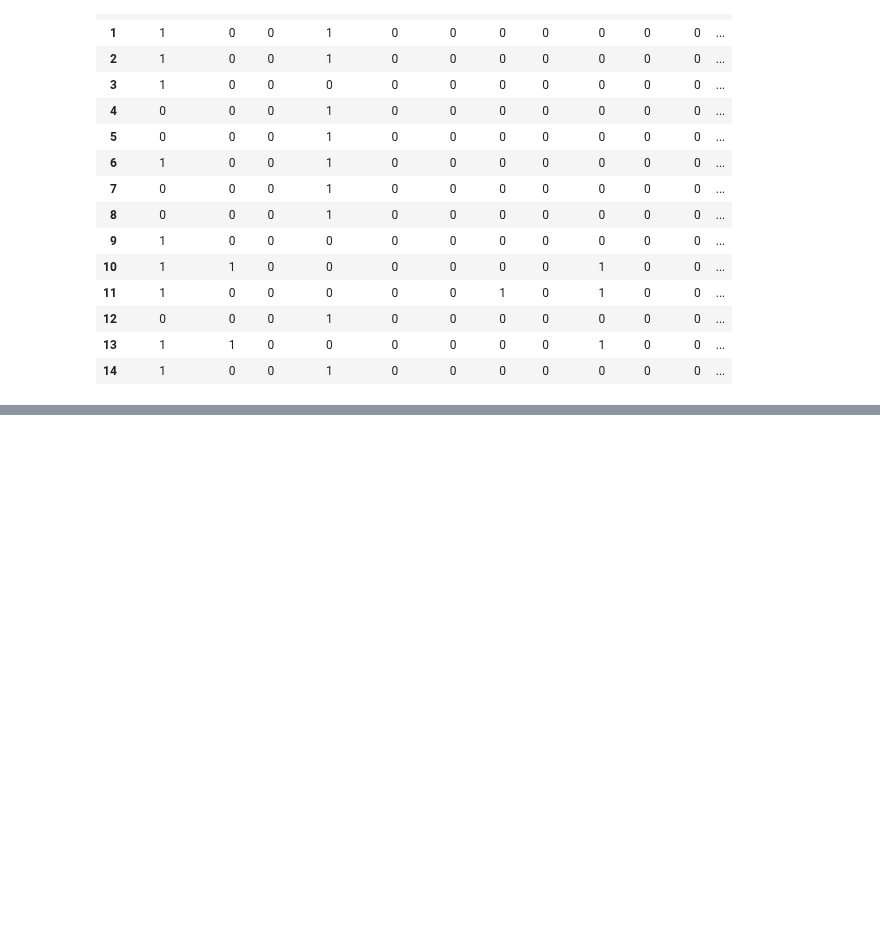
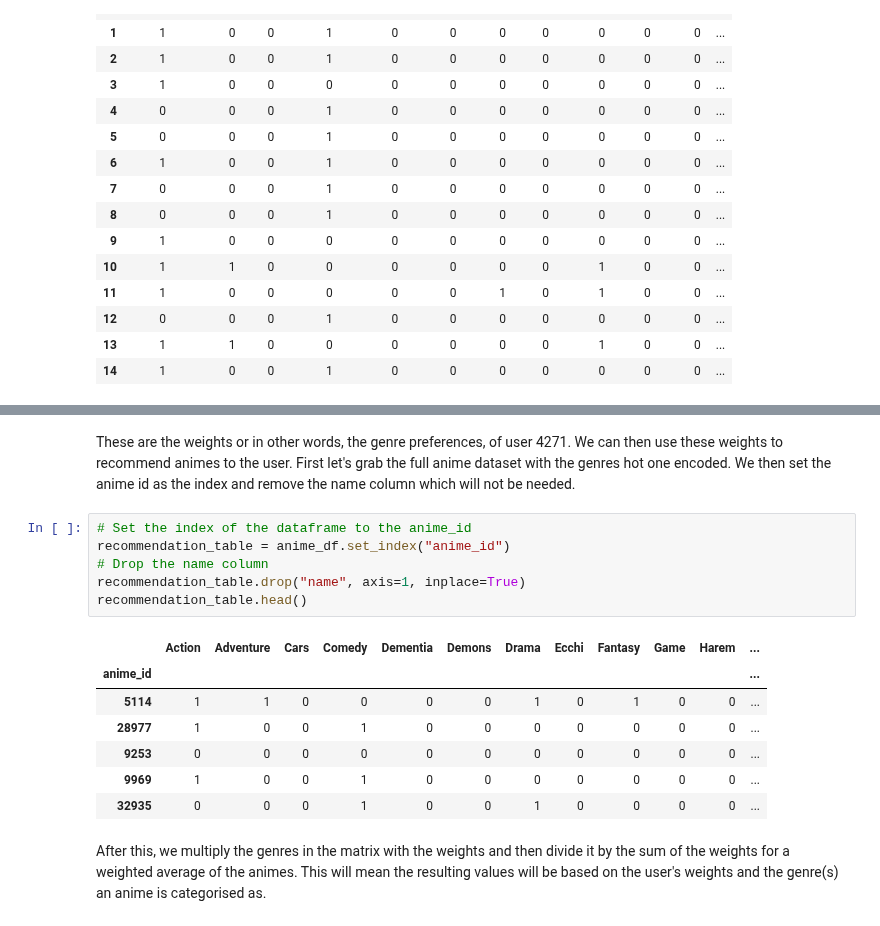
Before and after one commit to Zenoix/Anime-Recommendations, a Jupyter notebook: Content Based Filtering.ipynb, the cells around one changed output, grey strips where cells are left out. Cells and saved outputs as stored; diff of their text form; blank space fills up the shorter version.

Commit message:
Finished content based filtering system

```diff
--- a/Content Based Filtering.ipynb
+++ b/Content Based Filtering.ipynb
@@ -248,0 +294,18 @@ user_genre_matrix
+# %% [markdown]
+These are the weights or in other words, the genre preferences, of user 4271. We can then use these weights to recommend animes to the user. First let's grab the full anime dataset with the genres hot one encoded. We then set the anime id as the index and remove the name column which will not be needed.
+# %%
+# Set the index of the dataframe to the anime_id
+recommendation_table = anime_df.set_index("anime_id")
+# Drop the name column
+recommendation_table.drop("name", axis=1, inplace=True)
+recommendation_table.head()
+# %% [output]
+|  | Action | Adventure | Cars | Comedy | Dementia | Demons | Drama | Ecchi | Fantasy | Game | Harem | ... |
+| anime_id |  |  |  |  |  |  |  |  |  |  |  | ... |
+| 5114 | 1 | 1 | 0 | 0 | 0 | 0 | 1 | 0 | 1 | 0 | 0 | ... |
+| 28977 | 1 | 0 | 0 | 1 | 0 | 0 | 0 | 0 | 0 | 0 | 0 | ... |
+| 9253 | 0 | 0 | 0 | 0 | 0 | 0 | 0 | 0 | 0 | 0 | 0 | ... |
+| 9969 | 1 | 0 | 0 | 1 | 0 | 0 | 0 | 0 | 0 | 0 | 0 | ... |
+| 32935 | 0 | 0 | 0 | 1 | 0 | 0 | 1 | 0 | 0 | 0 | 0 | ... |
+# %% [markdown]
+After this, we multiply the genres in the matrix with the weights and then divide it by the sum of the weights for a weighted average of the animes. This will mean the resulting values will be based on the user's weights and the genre(s) an anime is categorised as.
```
Also changed, not shown: parts of 8 cells of this notebook.
